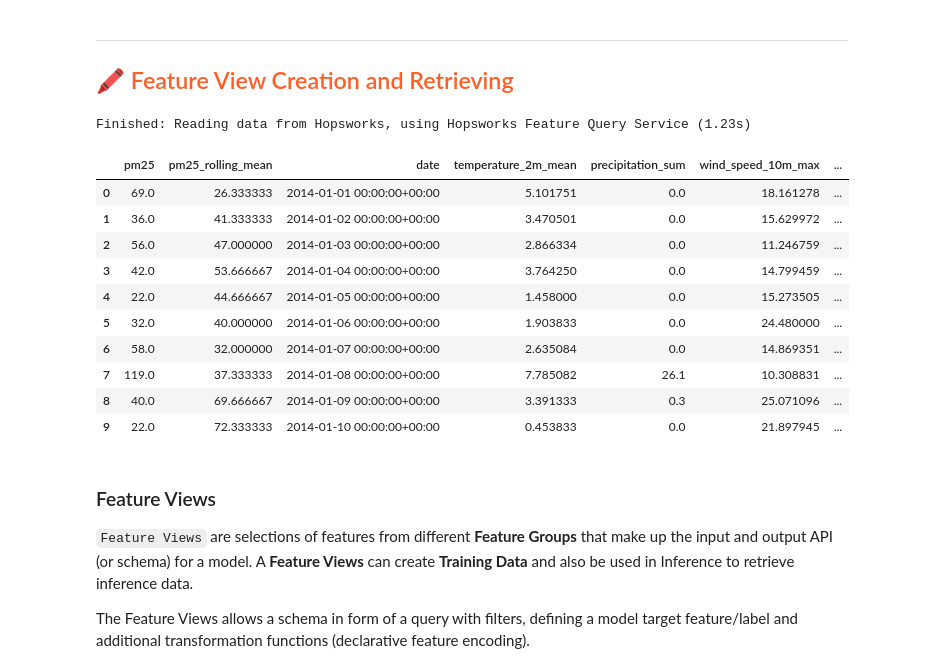
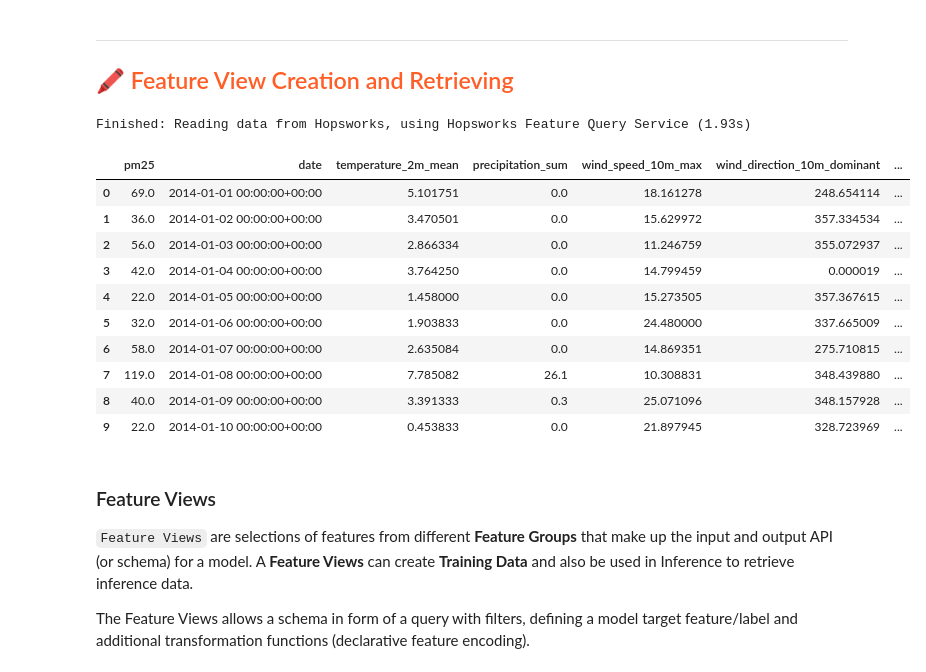
Before and after one commit to manjy0t/mlfs-book, a Jupyter notebook: notebooks/ch03/3_air_quality_training_pipeline.ipynb, the cells around one changed output. Cells and saved outputs as stored; diff of their text form; code cells hidden in the pictures.

```diff
--- a/notebooks/ch03/3_air_quality_training_pipeline.ipynb
+++ b/notebooks/ch03/3_air_quality_training_pipeline.ipynb
@@ -62,21 +61,21 @@ weather_fg = fs.get_feature_group(
 ## <span style="color:#ff5f27;"> 🖍 Feature View Creation and Retrieving </span>
 # %%
 # Select features for training data.
-selected_features = air_quality_fg.select(['pm25', 'pm25_rolling_mean']).join(weather_fg.select_all(), on=['city'])
+selected_features = air_quality_fg.select(['pm25']).join(weather_fg.select_all(), on=['city'])
 selected_features.show(10)
 # %% [output]
-Finished: Reading data from Hopsworks, using Hopsworks Feature Query Service (1.23s)
+Finished: Reading data from Hopsworks, using Hopsworks Feature Query Service (1.93s)
-|  | pm25 | pm25_rolling_mean | date | temperature_2m_mean | precipitation_sum | wind_speed_10m_max | ... |
-| 0 | 69.0 | 26.333333 | 2014-01-01 00:00:00+00:00 | 5.101751 | 0.0 | 18.161278 | ... |
-| 1 | 36.0 | 41.333333 | 2014-01-02 00:00:00+00:00 | 3.470501 | 0.0 | 15.629972 | ... |
-| 2 | 56.0 | 47.000000 | 2014-01-03 00:00:00+00:00 | 2.866334 | 0.0 | 11.246759 | ... |
-| 3 | 42.0 | 53.666667 | 2014-01-04 00:00:00+00:00 | 3.764250 | 0.0 | 14.799459 | ... |
-| 4 | 22.0 | 44.666667 | 2014-01-05 00:00:00+00:00 | 1.458000 | 0.0 | 15.273505 | ... |
-| 5 | 32.0 | 40.000000 | 2014-01-06 00:00:00+00:00 | 1.903833 | 0.0 | 24.480000 | ... |
-| 6 | 58.0 | 32.000000 | 2014-01-07 00:00:00+00:00 | 2.635084 | 0.0 | 14.869351 | ... |
-| 7 | 119.0 | 37.333333 | 2014-01-08 00:00:00+00:00 | 7.785082 | 26.1 | 10.308831 | ... |
-| 8 | 40.0 | 69.666667 | 2014-01-09 00:00:00+00:00 | 3.391333 | 0.3 | 25.071096 | ... |
-| 9 | 22.0 | 72.333333 | 2014-01-10 00:00:00+00:00 | 0.453833 | 0.0 | 21.897945 | ... |
+|  | pm25 | date | temperature_2m_mean | precipitation_sum | wind_speed_10m_max | wind_direction_10m_dominant | ... |
+| 0 | 69.0 | 2014-01-01 00:00:00+00:00 | 5.101751 | 0.0 | 18.161278 | 248.654114 | ... |
+| 1 | 36.0 | 2014-01-02 00:00:00+00:00 | 3.470501 | 0.0 | 15.629972 | 357.334534 | ... |
+| 2 | 56.0 | 2014-01-03 00:00:00+00:00 | 2.866334 | 0.0 | 11.246759 | 355.072937 | ... |
+| 3 | 42.0 | 2014-01-04 00:00:00+00:00 | 3.764250 | 0.0 | 14.799459 | 0.000019 | ... |
+| 4 | 22.0 | 2014-01-05 00:00:00+00:00 | 1.458000 | 0.0 | 15.273505 | 357.367615 | ... |
+| 5 | 32.0 | 2014-01-06 00:00:00+00:00 | 1.903833 | 0.0 | 24.480000 | 337.665009 | ... |
+| 6 | 58.0 | 2014-01-07 00:00:00+00:00 | 2.635084 | 0.0 | 14.869351 | 275.710815 | ... |
+| 7 | 119.0 | 2014-01-08 00:00:00+00:00 | 7.785082 | 26.1 | 10.308831 | 348.439880 | ... |
+| 8 | 40.0 | 2014-01-09 00:00:00+00:00 | 3.391333 | 0.3 | 25.071096 | 348.157928 | ... |
+| 9 | 22.0 | 2014-01-10 00:00:00+00:00 | 0.453833 | 0.0 | 21.897945 | 328.723969 | ... |
 # %% [markdown]
 ### Feature Views
 
```
Also changed, not shown: parts of 10 cells of this notebook, 2 other files.
